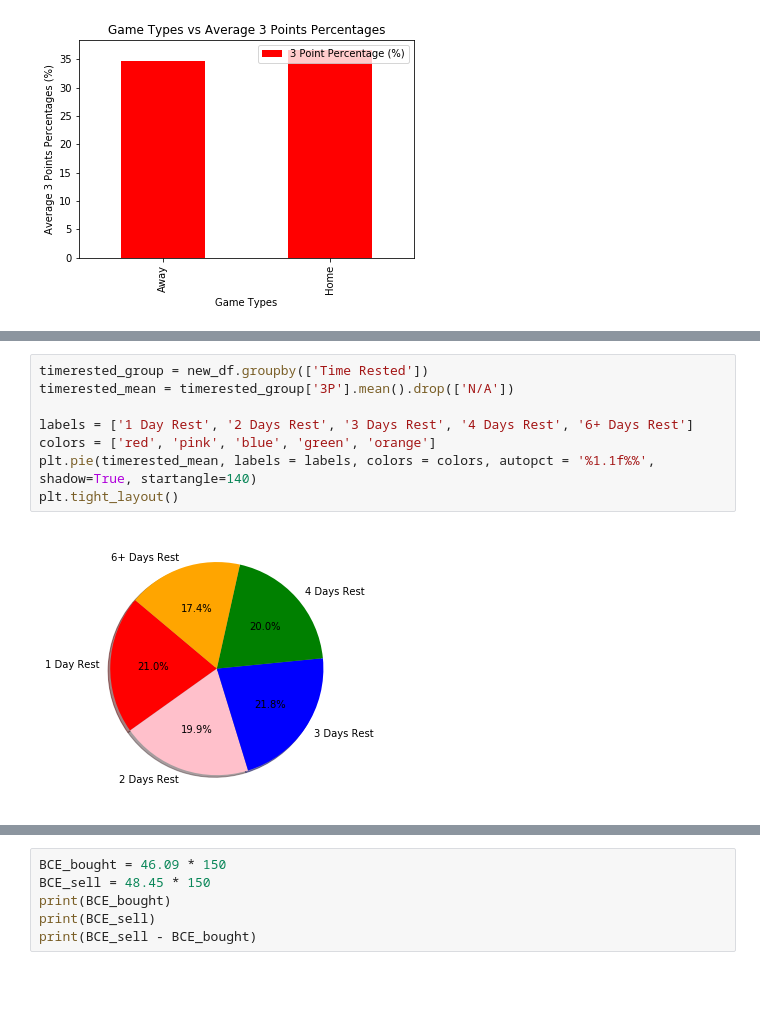
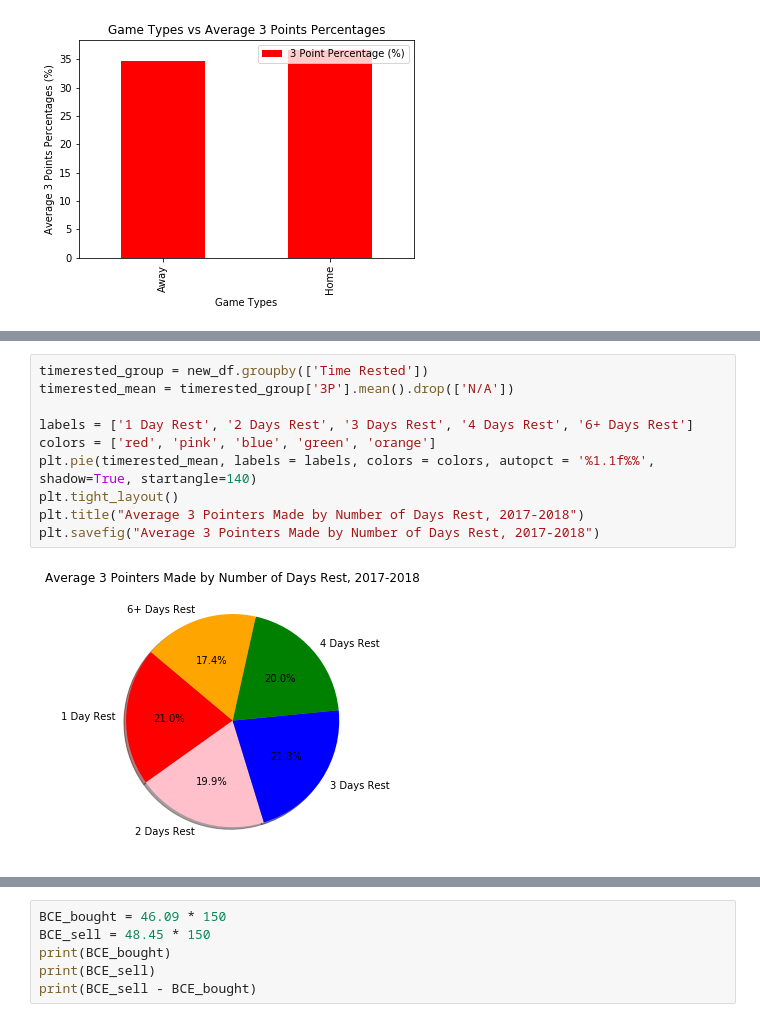
Before and after one commit to jferna73/project-one-, a Jupyter notebook: Data- Daniel/2017-2018 DataFrame.ipynb, the cells around one changed output, grey strips where cells are left out. Drawn from its saved outputs; the diff is of its cells as text; blank space fills up the shorter version.

```diff
--- a/Data- Daniel/2017-2018 DataFrame.ipynb
+++ b/Data- Daniel/2017-2018 DataFrame.ipynb
@@ -976,10 +1005,12 @@ Name: 3P, dtype: float64
 # %%
 timerested_group = new_df.groupby(['Time Rested'])
 timerested_mean = timerested_group['3P'].mean().drop(['N/A'])
 
 labels = ['1 Day Rest', '2 Days Rest', '3 Days Rest', '4 Days Rest', '6+ Days Rest']
 colors = ['red', 'pink', 'blue', 'green', 'orange']
 plt.pie(timerested_mean, labels = labels, colors = colors, autopct = '%1.1f%%', shadow=True, startangle=140)
 plt.tight_layout()
+plt.title("Average 3 Pointers Made by Number of Days Rest, 2017-2018")
+plt.savefig("Average 3 Pointers Made by Number of Days Rest, 2017-2018")
 # %% [output]
-[figure, old version]
+[figure, new version]
```
Also changed, not shown: parts of 46 cells of this notebook, 25 other files.
